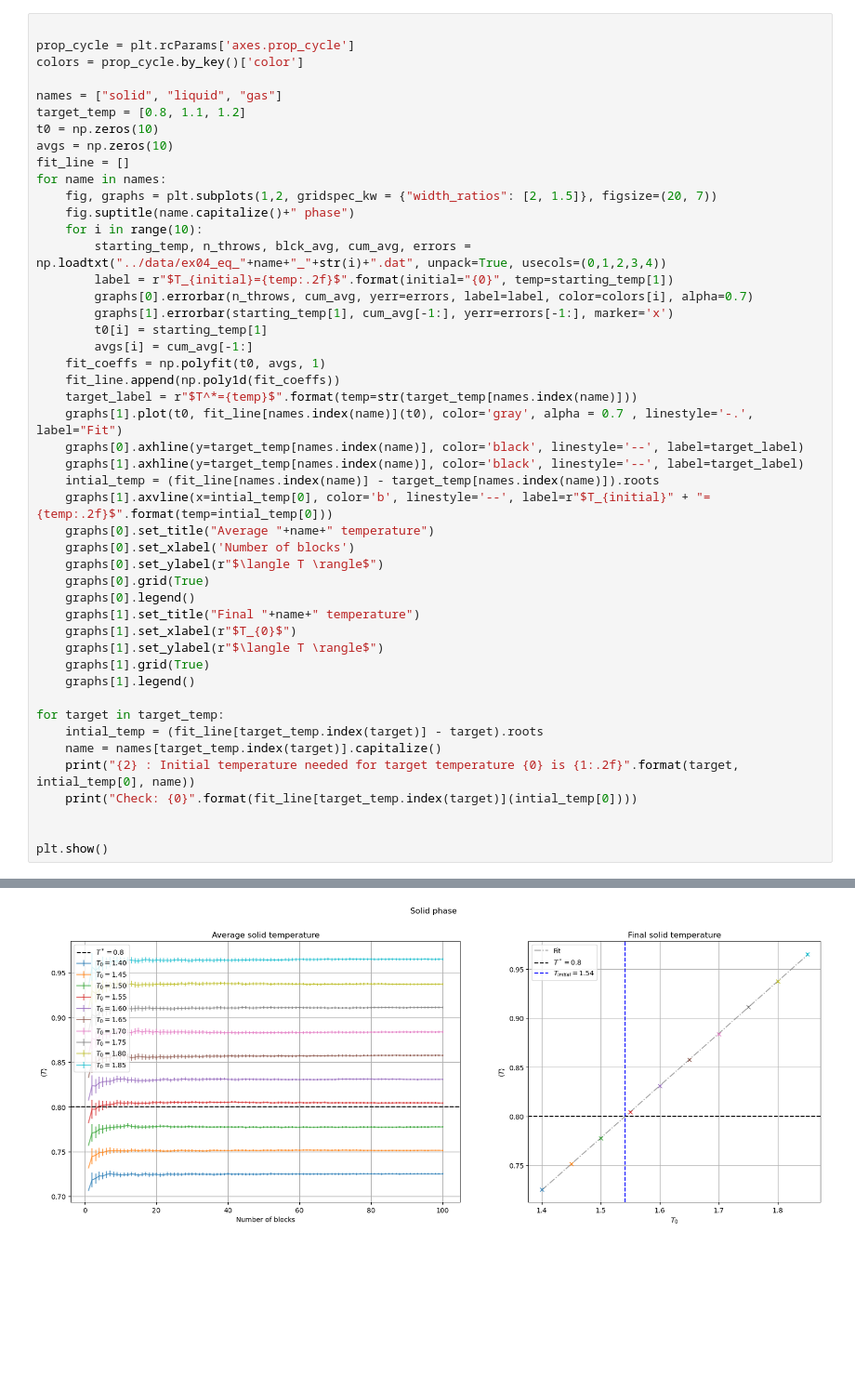
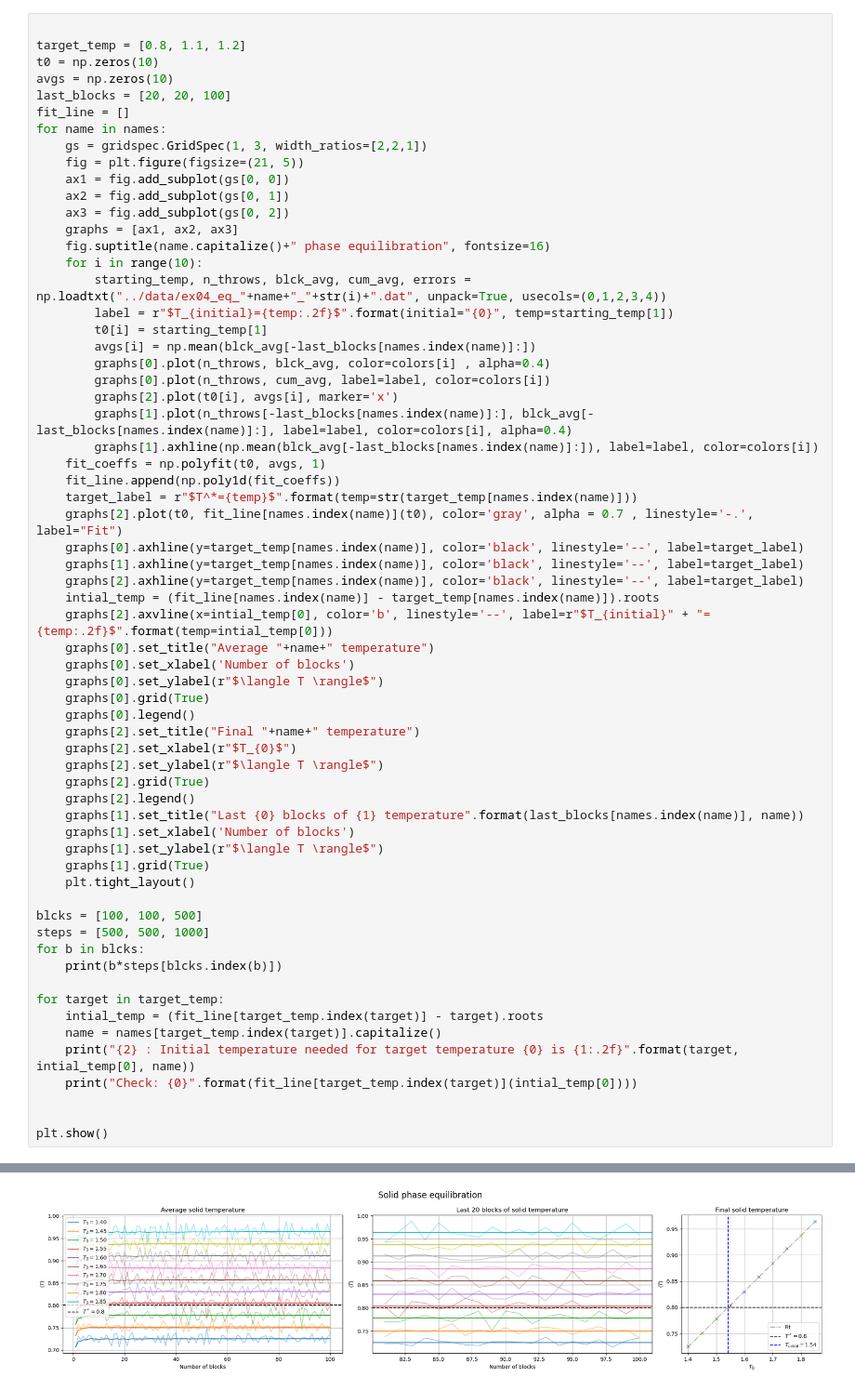
Before and after one commit to stevelonny/labsimnum, a Jupyter notebook: notebooks/exercise_04.ipynb, the cells around one changed output, grey strips where cells are left out. Shown at 93% size. Cells and saved outputs as stored; diff of their text form; blank space fills up the shorter version.

```diff
--- a/notebooks/exercise_04.ipynb
+++ b/notebooks/exercise_04.ipynb
@@ -8,41 +15,57 @@ import math
 # %%
 
-prop_cycle = plt.rcParams['axes.prop_cycle']
-colors = prop_cycle.by_key()['color']
-
-names = ["solid", "liquid", "gas"]
 target_temp = [0.8, 1.1, 1.2]
 t0 = np.zeros(10)
 avgs = np.zeros(10)
+last_blocks = [20, 20, 100]
 fit_line = []
 for name in names:
-    fig, graphs = plt.subplots(1,2, gridspec_kw = {"width_ratios": [2, 1.5]}, figsize=(20, 7))
-    fig.suptitle(name.capitalize()+" phase")
+    gs = gridspec.GridSpec(1, 3, width_ratios=[2,2,1])
+    fig = plt.figure(figsize=(21, 5))
+    ax1 = fig.add_subplot(gs[0, 0])
+    ax2 = fig.add_subplot(gs[0, 1])
+    ax3 = fig.add_subplot(gs[0, 2])
+    graphs = [ax1, ax2, ax3]
+    fig.suptitle(name.capitalize()+" phase equilibration", fontsize=16)
     for i in range(10):
         starting_temp, n_throws, blck_avg, cum_avg, errors = np.loadtxt("../data/ex04_eq_"+name+"_"+str(i)+".dat", unpack=True, usecols=(0,1,2,3,4))
         label = r"$T_{initial}={temp:.2f}$".format(initial="{0}", temp=starting_temp[1])
-        graphs[0].errorbar(n_throws, cum_avg, yerr=errors, label=label, color=colors[i], alpha=0.7)
-        graphs[1].errorbar(starting_temp[1], cum_avg[-1:], yerr=errors[-1:], marker='x')
         t0[i] = starting_temp[1]
-        avgs[i] = cum_avg[-1:]
+        avgs[i] = np.mean(blck_avg[-last_blocks[names.index(name)]:])
+        graphs[0].plot(n_throws, blck_avg, color=colors[i] , alpha=0.4)
+        graphs[0].plot(n_throws, cum_avg, label=label, color=colors[i])
+        graphs[2].plot(t0[i], avgs[i], marker='x')
+        graphs[1].plot(n_throws[-last_blocks[names.index(name)]:], blck_avg[-last_blocks[names.index(name)]:], label=label, color=colors[i], alpha=0.4)
+        graphs[1].axhline(np.mean(blck_avg[-last_blocks[names.index(name)]:]), label=label, color=colors[i])
     fit_coeffs = np.polyfit(t0, avgs, 1)
     fit_line.append(np.poly1d(fit_coeffs))
     target_label = r"$T^*={temp}$".format(temp=str(target_temp[names.index(name)]))
-    graphs[1].plot(t0, fit_line[names.index(name)](t0), color='gray', alpha = 0.7 , linestyle='-.', label="Fit")
+    graphs[2].plot(t0, fit_line[names.index(name)](t0), color='gray', alpha = 0.7 , linestyle='-.', label="Fit")
     graphs[0].axhline(y=target_temp[names.index(name)], color='black', linestyle='--', label=target_label)
     graphs[1].axhline(y=target_temp[names.index(name)], color='black', linestyle='--', label=target_label)
+    graphs[2].axhline(y=target_temp[names.index(name)], color='black', linestyle='--', label=target_label)
     intial_temp = (fit_line[names.index(name)] - target_temp[names.index(name)]).roots
-    graphs[1].axvline(x=intial_temp[0], color='b', linestyle='--', label=r"$T_{initial}" + "={temp:.2f}$".format(temp=intial_temp[0]))
+    graphs[2].axvline(x=intial_temp[0], color='b', linestyle='--', label=r"$T_{initial}" + "={temp:.2f}$".format(temp=intial_temp[0]))
     graphs[0].set_title("Average "+name+" temperature")
     graphs[0].set_xlabel('Number of blocks')
     graphs[0].set_ylabel(r"$\langle T \rangle$")
     graphs[0].grid(True)
     graphs[0].legend()
-    graphs[1].set_title("Final "+name+" temperature")
-    graphs[1].set_xlabel(r"$T_{0}$")
+    graphs[2].set_title("Final "+name+" temperature")
+    graphs[2].set_xlabel(r"$T_{0}$")
+    graphs[2].set_ylabel(r"$\langle T \rangle$")
+    graphs[2].grid(True)
+    graphs[2].legend()
+    graphs[1].set_title("Last {0} blocks of {1} temperature".format(last_blocks[names.index(name)], name))
+    graphs[1].set_xlabel('Number of blocks')
     graphs[1].set_ylabel(r"$\langle T \rangle$")
     graphs[1].grid(True)
-    graphs[1].legend()
+    plt.tight_layout()
+
+blcks = [100, 100, 500]
+steps = [500, 500, 1000]
+for b in blcks:
+    print(b*steps[blcks.index(b)])
 
 for target in target_temp:
     intial_temp = (fit_line[target_temp.index(target)] - target).roots
@@ -56,7 +82,7 @@ plt.show()
 Solid : Initial temperature needed for target temperature 0.8 is 1.54
 Check: 0.8
 Liquid : Initial temperature needed for target temperature 1.1 is 1.98
 Check: 1.1
 Gas : Initial temperature needed for target temperature 1.2 is 0.95
 Check: 1.2
-[figure, old version]
+[figure, new version]
```
Also changed, not shown: parts of 6 cells of this notebook, 1 other file.
